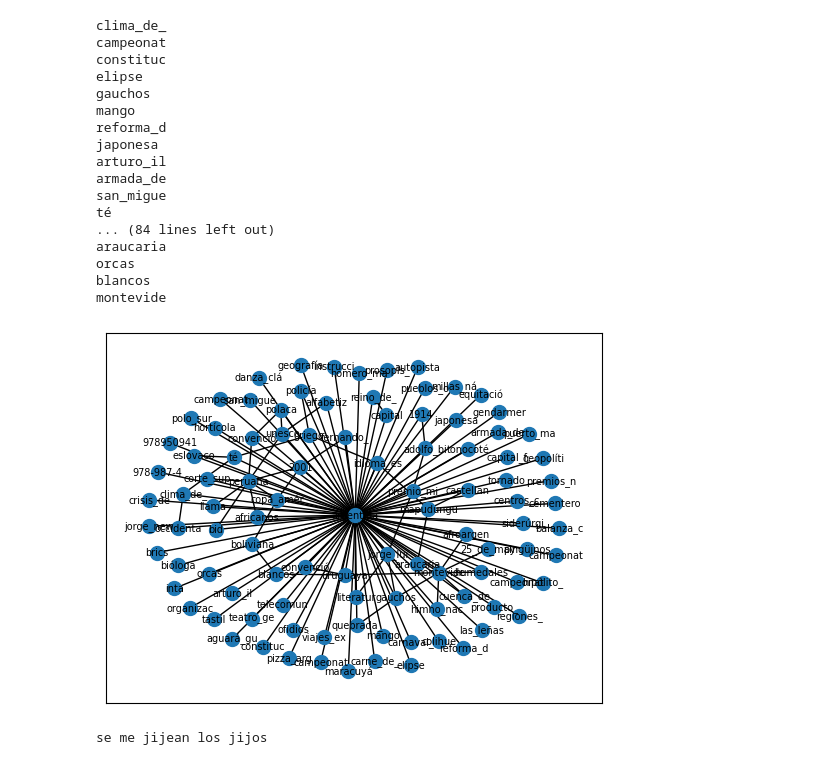
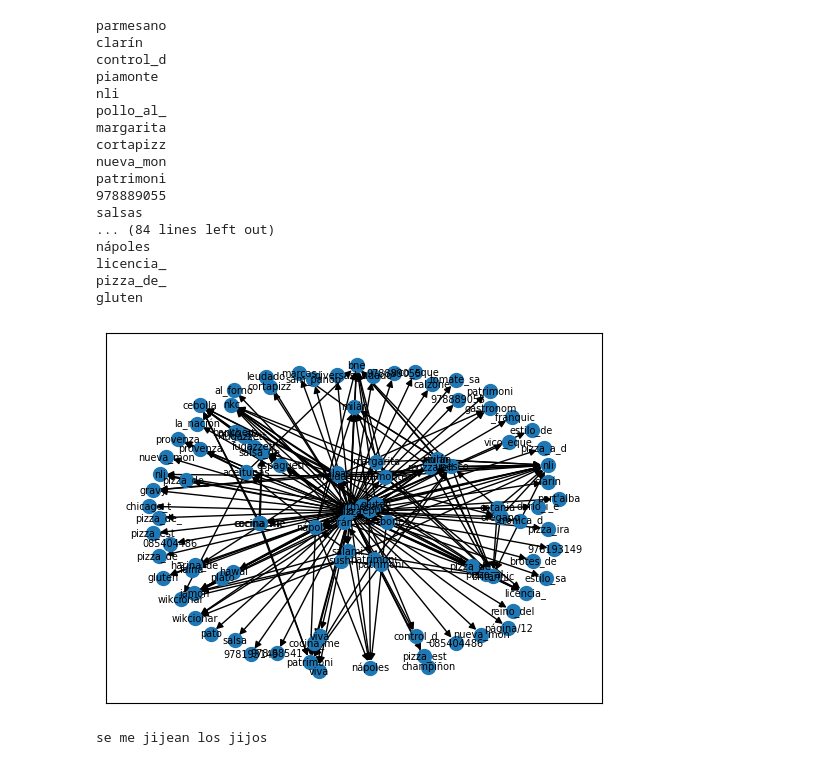
Before and after one commit to ValentinPg/tp-mate3, a Jupyter notebook: prueba.ipynb, the cells around one changed output. Cells and saved outputs as stored; diff of their text form; code cells hidden in the pictures.

```diff
--- a/prueba.ipynb
+++ b/prueba.ipynb
@@ -109,12 +109,11 @@ nodo = Nodo(list(nodo_maestro.palabras)[random.randrange(0,len(nodo_maestro.pala
 # nodo que me va a servir para saber que nodo referencia a cual
 nodo_anterior = nodo_maestro
 # voy a ejecutar 50 "queries"
-for i in range(50):
+for i in range(300):
     # lo agrego a la lista d enodos
     nodos.add(nodo)
     print(nodo.nombre)
     # agrego el link entre el ndodo buscado y el nodo de donde salió
-    vertices.append((nodo_anterior, nodo)) #REVISAR ESTO, pq no funciona sin?
     # si no esta vacio me va a servir para encontrar nuevos nodos
     if (len(nodo.palabras)>0):
         # checkeo con que otros nodos hay relacion (osea que esta en su lista de palabras)
@@ -128,18 +127,20 @@ for i in range(50):
     else:
         # si elnodo esta vacio uso el anterior y no me intrrumpe la ejecucion del programa
         nodo =  Nodo(random.choice(list(nodo_anterior.palabras)))
+    vertices.append((nodo_anterior, nodo)) #REVISAR ESTO, pq no funciona sin?
 
 
 
 
 
 # creo el grafo
-grafo = nx.Graph()
+grafo = nx.DiGraph()
 grafo.add_nodes_from(list(nodos))
 grafo.add_edges_from(vertices)
-nx.draw_networkx(grafo, with_labels=True, node_size=100, font_size = 7)
+nx.draw_networkx(grafo, with_labels=True, node_size=200, font_size = 7)
+print(vertices)
 
-# para actualizar la lista de paginas (DEJAR COMENTADO)
+# # para actualizar la lista de paginas (DEJAR COMENTADO)
 # with open("data.pickle", "wb") as f:
 #     pickle.dump(guardados,f)
 # %% [output]
@@ -158,60 +166,60 @@ médico
 ####### EJEMPLO ramificacion CENTRAL ##########
 
 # Mi centro del grafo, de acá vana salir todas las paginas
-nodo_central = Nodo("argentina")
+nodo_central = Nodo("pizza")
 
 # Nodos
 n1 = list()
 
 # veritces
 v = list()
 
 # ramas
 for i in range(100):
     nodo = Nodo(random.choice(list(nodo_central.palabras)))
     print(nodo)
     # checkeo las conexiones con otros nodos
     for j in n1:
         if nodo.nombre in j.palabras:
-            v.append((nodo, j))
+            v.append((j, nodo))
     # lo agrego a los nodos a dibujar
     n1.append(nodo)
 
 
 
 # los uno todos con el nodo central, que es de donde salen
 for nodo in n1:
-    v.append((nodo, nodo_central))
+    v.append((nodo_central, nodo))
 
-grafo = nx.Graph()
+grafo = nx.DiGraph()
 grafo.add_nodes_from(list(n1))
 grafo.add_edges_from(v)
 nx.draw_networkx(grafo, with_labels=True, node_size=100, font_size = 7)
 
 
-# para actualizar la lista de paginas (DEJAR COMENTADO)
-# para actualizar la lista de paginas
+# # para actualizar la lista de paginas (DEJAR COMENTADO)
+# # para actualizar la lista de paginas
 # with open("data.pickle", "wb") as f:
 #     pickle.dump(guardados,f)
 # %% [output]
-clima_de_
-campeonat
-constituc
-elipse
-gauchos
-mango
-reforma_d
-japonesa
-arturo_il
-armada_de
-san_migue
-té
+parmesano
+clarín
+control_d
+piamonte
+nli
+pollo_al_
+margarita
+cortapizz
+nueva_mon
+patrimoni
+978889055
+salsas
 ... (84 lines left out)
-araucaria
-orcas
-blancos
-montevide
+nápoles
+licencia_
+pizza_de_
+gluten
-[figure, old version]
+[figure, new version]
 # %%
 # %% [output]
 se me jijean los jijos
```
Also changed, not shown: parts of 2 cells of this notebook, 1 other file.
